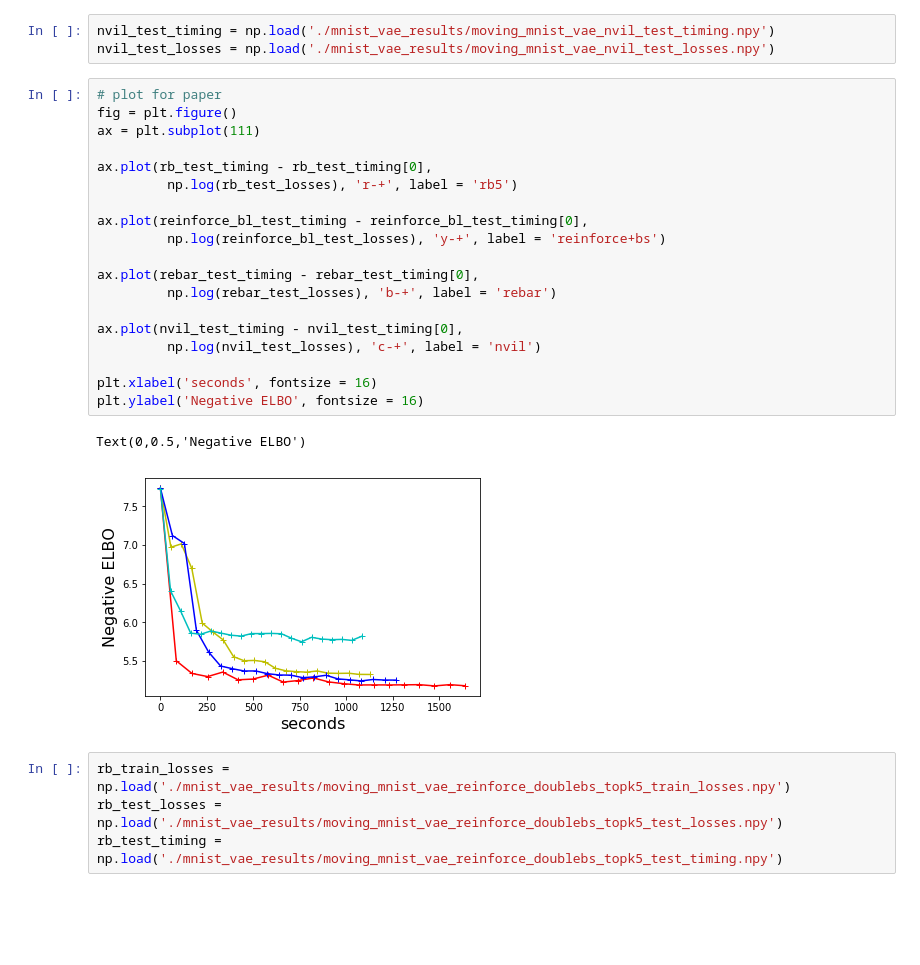
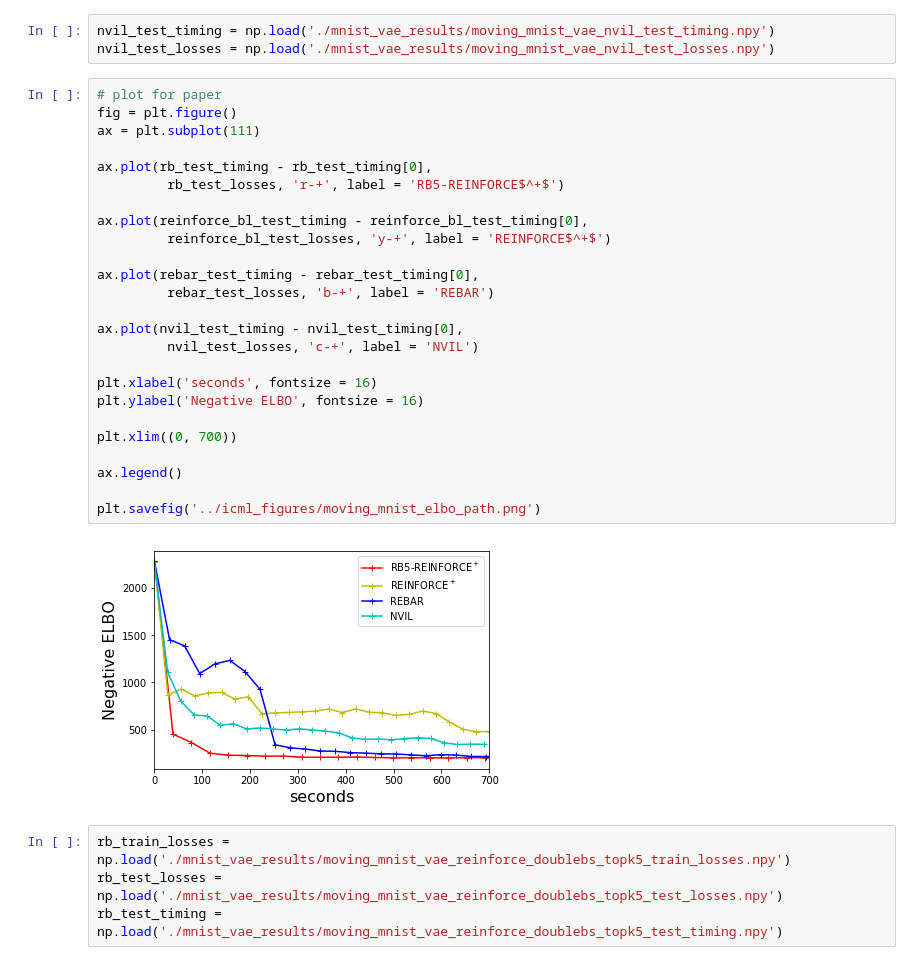
Before and after one commit to Runjing-Liu120/RaoBlackwellizedSGD, a Jupyter notebook: experiments/moving_mnist/elbo_plots.ipynb, the cells around one changed output. Cells and saved outputs as stored; diff of their text form; blank space fills up the shorter version.

```diff
--- a/experiments/moving_mnist/elbo_plots.ipynb
+++ b/experiments/moving_mnist/elbo_plots.ipynb
@@ -40,25 +40,30 @@ nvil_test_losses = np.load('./mnist_vae_results/moving_mnist_vae_nvil_test_losse
 # %%
 # plot for paper
 fig = plt.figure()
 ax = plt.subplot(111)
 
 ax.plot(rb_test_timing - rb_test_timing[0],
-         np.log(rb_test_losses), 'r-+', label = 'rb5')
+         rb_test_losses, 'r-+', label = 'RB5-REINFORCE$^+$')
 
 ax.plot(reinforce_bl_test_timing - reinforce_bl_test_timing[0],
-         np.log(reinforce_bl_test_losses), 'y-+', label = 'reinforce+bs')
+         reinforce_bl_test_losses, 'y-+', label = 'REINFORCE$^+$')
 
 ax.plot(rebar_test_timing - rebar_test_timing[0],
-         np.log(rebar_test_losses), 'b-+', label = 'rebar')
+         rebar_test_losses, 'b-+', label = 'REBAR')
 
 ax.plot(nvil_test_timing - nvil_test_timing[0],
-         np.log(nvil_test_losses), 'c-+', label = 'nvil')
+         nvil_test_losses, 'c-+', label = 'NVIL')
 
 plt.xlabel('seconds', fontsize = 16)
 plt.ylabel('Negative ELBO', fontsize = 16)
+
+plt.xlim((0, 700))
+
+ax.legend()
+
+plt.savefig('../icml_figures/moving_mnist_elbo_path.png')
 # %% [output]
-Text(0,0.5,'Negative ELBO')
-[figure, old version]
+[figure, new version]
 # %%
 rb_train_losses = np.load('./mnist_vae_results/moving_mnist_vae_reinforce_doublebs_topk5_train_losses.npy')
 rb_test_losses = np.load('./mnist_vae_results/moving_mnist_vae_reinforce_doublebs_topk5_test_losses.npy')
```
Also changed, not shown: parts of 1 cell of this notebook, 3 other files.
